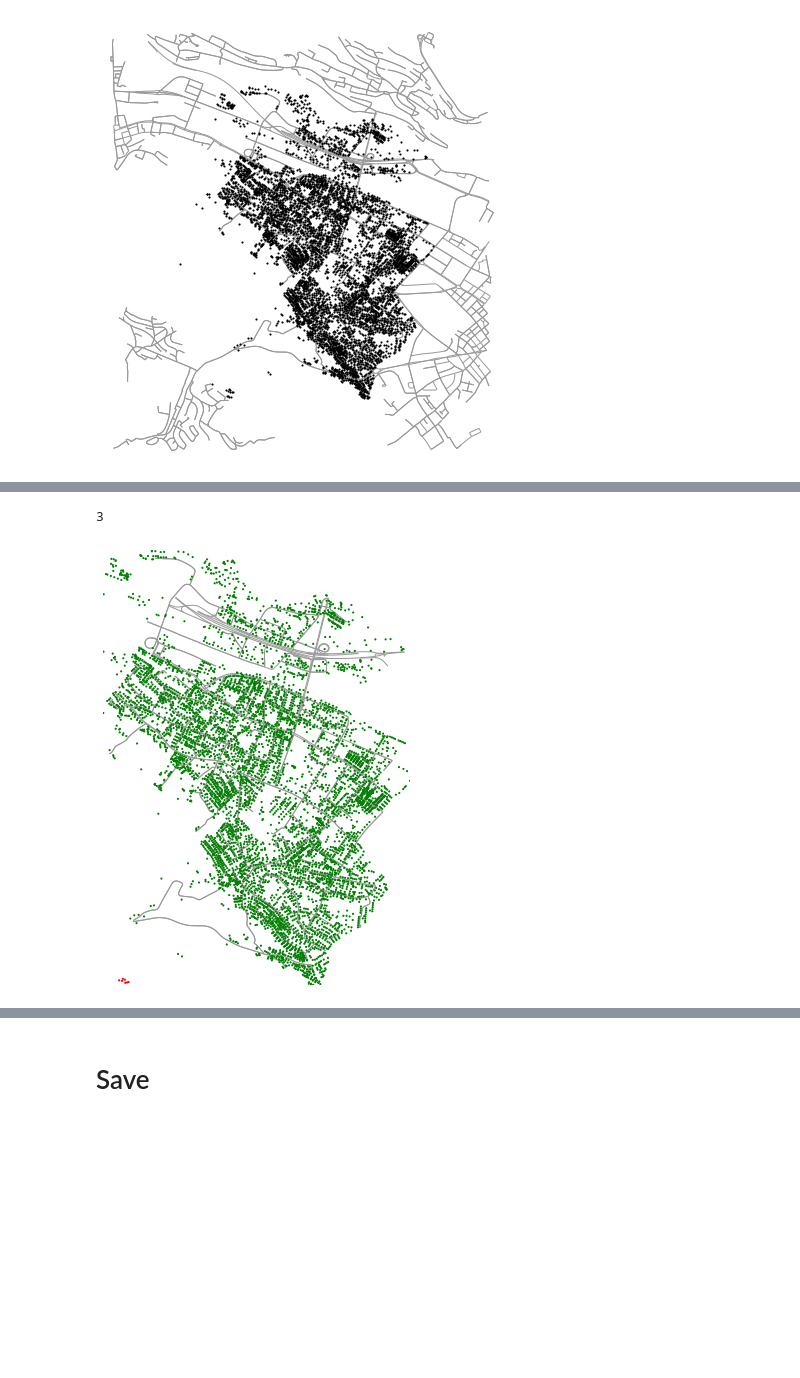
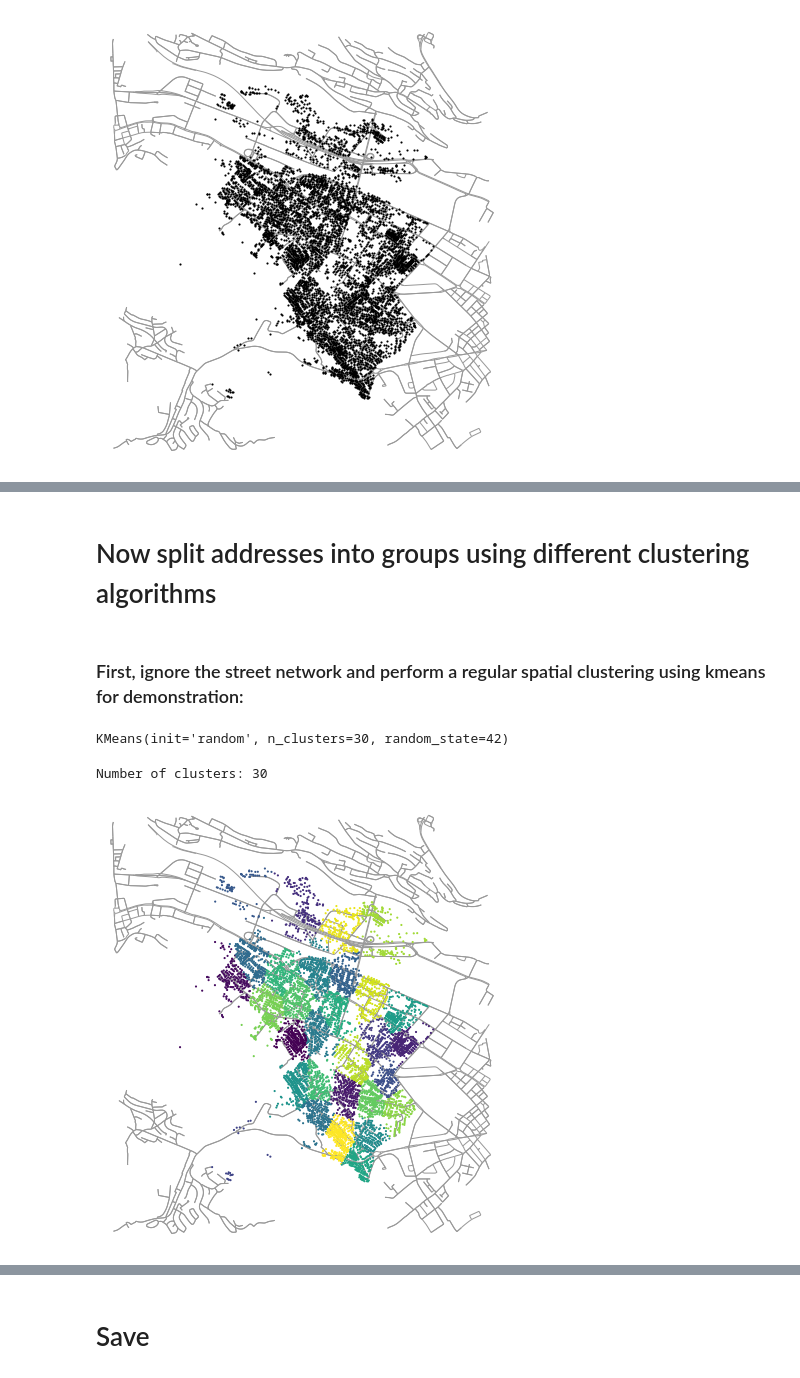
Before and after one commit to nanokebab/-distribution_routes, a Jupyter notebook: src/flyer_distribution_routes.ipynb, the cells around one changed output, grey strips where cells are left out. Cells and saved outputs as stored; diff of their text form; code cells hidden in the pictures; blank space fills up the shorter version.

```diff
--- a/src/flyer_distribution_routes.ipynb
+++ b/src/flyer_distribution_routes.ipynb
@@ -21,20 +23,21 @@ def convert_coordinates(eas,nor):
 # %%
 def save_numpy_array(np_arr,SAVEFILE_NAME):
     # This function stores the numpy array in the current directory
-    with open('./{}.npy'.format(SAVEFILE_NAME), 'wb') as f:
+    with open('../data/processed/{}.npy'.format(SAVEFILE_NAME), 'wb') as f:
         np.save(f, np_arr)
     return()
 
 def load_numpy_array(SAVEFILE_NAME):
     # This function loads the numpy array from the current directory
-    with open('./{}.npy'.format(SAVEFILE_NAME), 'rb') as f:
+    with open('../data/processed/{}.npy'.format(SAVEFILE_NAME), 'rb') as f:
         return(np.load(f))
 
 def convert_coordinates_multiple(koord_df,SAVEFILE_NAME):
     # This function converts vl95 coordinates to wgs84 coordinates using an API from swisstopo
     import os
 
-    if os.path.exists('./{}.npy'.format(SAVEFILE_NAME)):
+    if os.path.exists('../data/processed/{}.npy'.format(SAVEFILE_NAME)):
+        print("Savefile found. Loading coordinates from savefile.")
         koord_df_wgs84 = load_numpy_array(SAVEFILE_NAME)
 
     else:
@@ -116,10 +66,13 @@ ox.plot_graph(G_projected)
 # %%
 # Read dataset 'Adressen'
 
-PATH_ADRESSEN = '/Users/Derk/Desktop/DS Zürich/Adressen/data/geoz.adrstzh_adressen_stzh_p.csv'
+PATH_ADRESSEN = '../data/raw/geoz.adrstzh_adressen_stzh_p.csv'
 df_adressen=pd.read_csv(PATH_ADRESSEN)
 
 # Rename coordinates
 df_adressen.rename(columns={"hausnummer_koord_ost":"koord_ost","hausnummer_koord_nord":"koord_nord"},inplace=True)
 
+# select addresses from district 9
+df_adressen = df_adressen[df_adressen.stadtkreis == 9]
+
 #df_adressen.head()
@@ -168,6 +113,0 @@ minpts = 3 #smallest cluster size allowed
-# %%
-%%time
-# compute DBSCAN using straight-line haversine distances
-eps_rad = eps / 3671000. #meters to radians
-db = DBSCAN(eps=eps_rad, min_samples=minpts, metric='haversine', algorithm='ball_tree')
-adresses['spatial_cluster'] = db.fit_predict(np.deg2rad(adresses[['y', 'x']]))
@@ -177,15 +114,28 @@ Wall time: 1.94 s
-# %%
-len(adresses['spatial_cluster'].unique())
-# %% [output]
-3
+# %% [markdown]
+# Now split addresses into groups using different clustering algorithms
+# %% [markdown]
+### First, ignore the street network and perform a regular spatial clustering using kmeans for demonstration:
+# %%
+from sklearn.cluster import KMeans
+
+kmeans = KMeans(init="random",n_clusters=30,n_init=10,max_iter=300,random_state=42)
+
+#kmeans.fit(np.deg2rad(adresses[['y', 'x']]))
+kmeans.fit(adresses[['y', 'x']])
+
+adresses['spatial_cluster'] = kmeans.labels_
+# %% [output]
+KMeans(init='random', n_clusters=30, random_state=42)
 # %%
 # plot adresses by cluster
-color_map = {-1:'gray', 0:'g', 1:'r', 2:'m', 3:'b'}
-point_colors = [color_map[c] for c in adresses['spatial_cluster']]
+# color_map = {-1:'gray', 0:'g', 1:'r', 2:'m', 3:'b'}
+# point_colors = [color_map[c] for c in adresses['spatial_cluster']]
 fig, ax = ox.plot_graph(G, node_size=0, show=False, close=True)
 ax.set_facecolor('xkcd:white')
-ax.scatter(x=adresses['x'], y=adresses['y'], c=point_colors, marker='.', s=5, zorder=3)
+ax.scatter(x=adresses['x'], y=adresses['y'], c=adresses['spatial_cluster'], marker='.', s=5, zorder=3)
 fig.canvas.draw()
+print("Number of clusters:",str(len(adresses['spatial_cluster'].unique())))
 fig
 # %% [output]
+Number of clusters: 30
-[figure, old version]
+[figure, new version]
```
Also changed, not shown: parts of 87 cells of this notebook, 3 other files.
